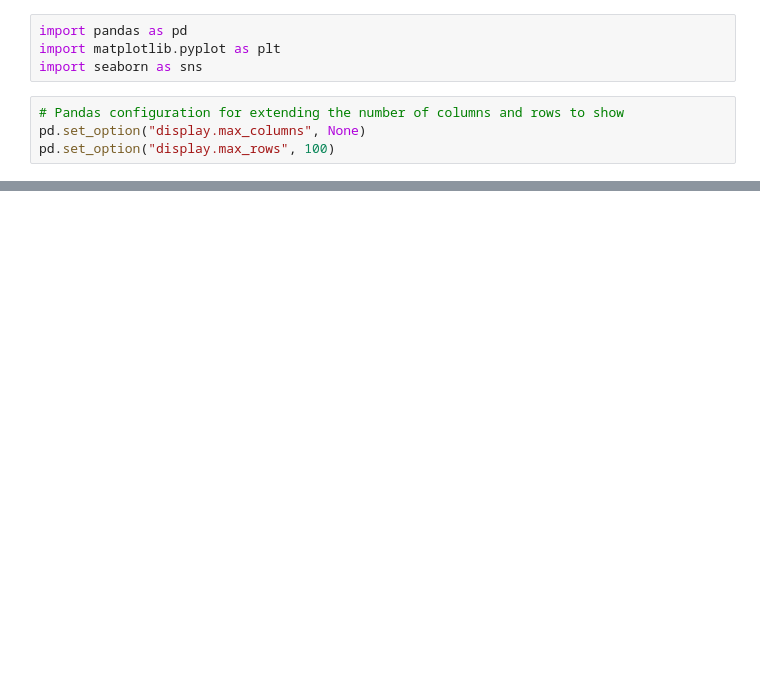
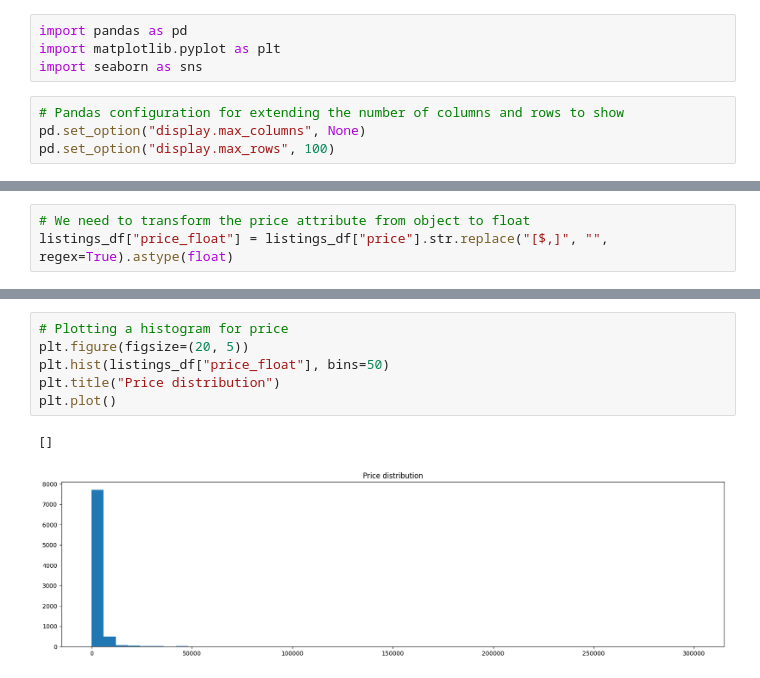
Before and after one commit to AngieRinBri/InmoviliarioTaller1, a Jupyter notebook: eda.ipynb, the cells around one changed output, grey strips where cells are left out. Saved outputs shown, nothing was run; the diff lists cells and outputs as text; blank space fills up the shorter version.

```diff
--- a/eda.ipynb
+++ b/eda.ipynb
@@ -30,0 +134,3 @@ listings_df.head
+# %%
+# We need to transform the price attribute from object to float
+listings_df["price_float"] = listings_df["price"].str.replace("[$,]", "", regex=True).astype(float)
@@ -30,0 +164,9 @@ listings_df.head
+# %%
+# Plotting a histogram for price
+plt.figure(figsize=(20, 5))
+plt.hist(listings_df["price_float"], bins=50)
+plt.title("Price distribution")
+plt.plot()
+# %% [output]
+[]
+[figure, added]
```
Also changed, not shown: parts of 24 cells of this notebook.
